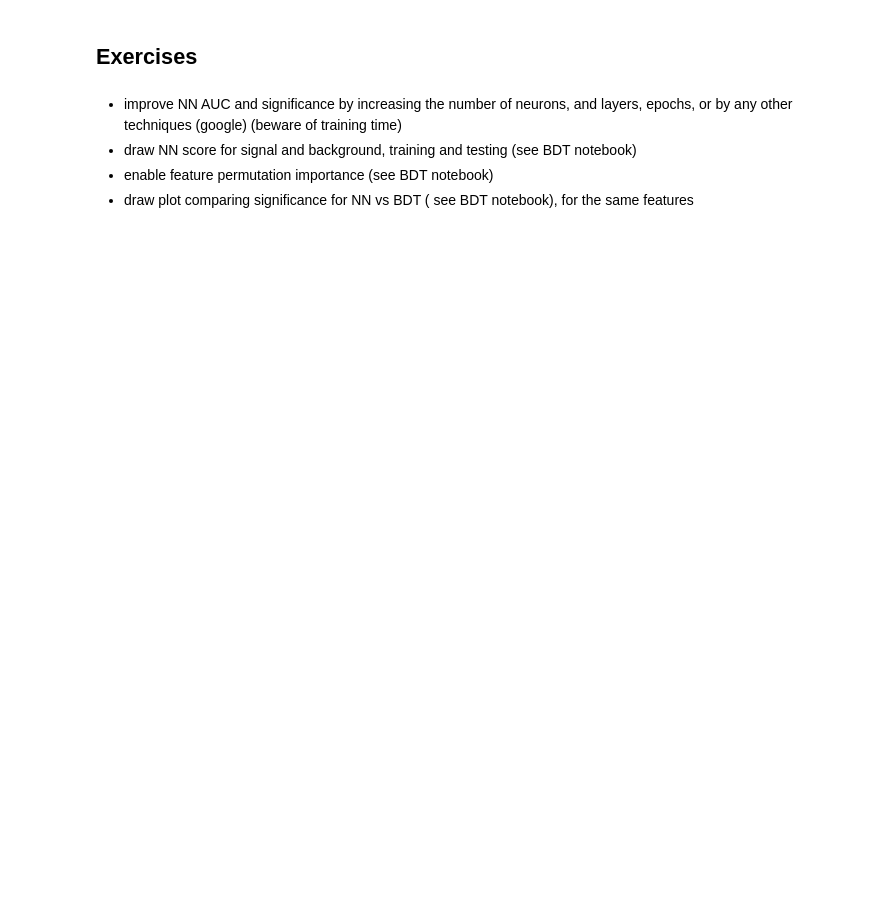
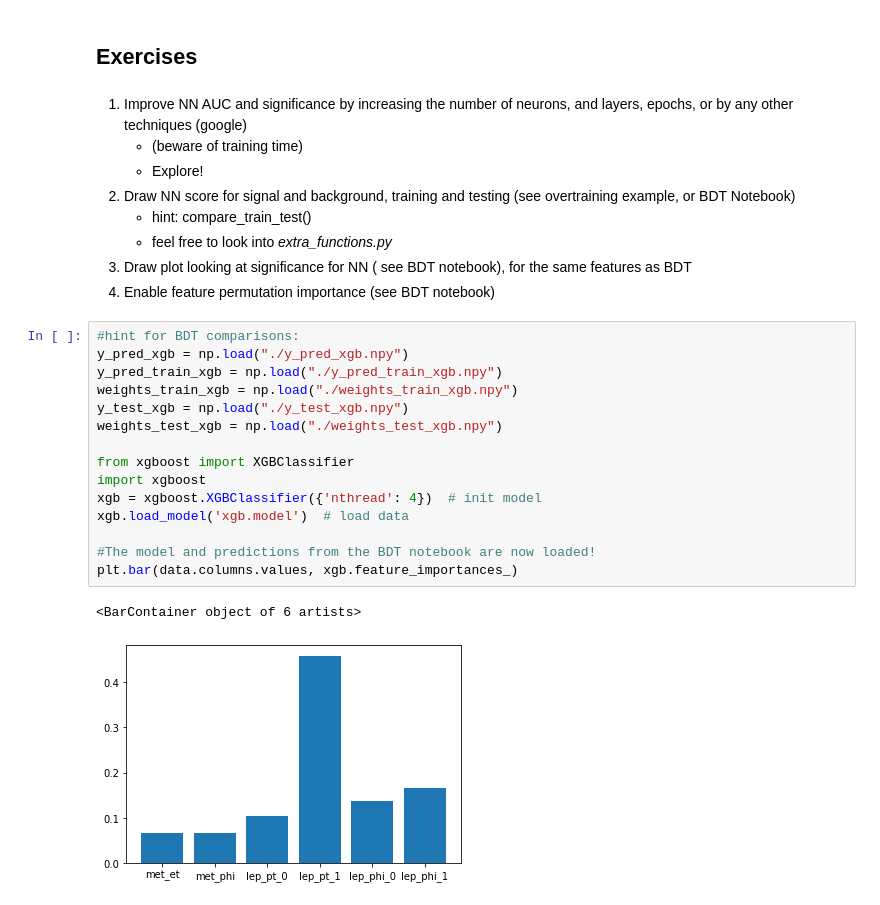
Before and after one commit to usatlas-ml-training/Intro-BDT-NN, a Jupyter notebook: HEPML_HandsOn_NN.ipynb, the cells around one changed output. Saved outputs shown, nothing was run; the diff lists cells and outputs as text; blank space fills up the shorter version.

```diff
--- a/HEPML_HandsOn_NN.ipynb
+++ b/HEPML_HandsOn_NN.ipynb
@@ -387,7 +399,29 @@ _ = plt.legend(fontsize=15)
 # %% [markdown]
 ## Exercises
 # %% [markdown]
-*   improve NN AUC and significance by increasing the number of neurons, and layers, epochs, or by any other techniques (google) (beware of training time)
-*   draw NN score for signal and background, training and testing (see BDT notebook)
-*   enable feature permutation importance (see BDT notebook)
-*   draw plot comparing significance for NN vs BDT ( see BDT notebook), for the same features
+1.   Improve NN AUC and significance by increasing the number of neurons, and layers, epochs, or by any other techniques (google)
+        - (beware of training time)
+        - Explore!
+2.   Draw NN score for signal and background, training and testing (see overtraining example, or BDT Notebook)
+        - hint: compare_train_test()
+        - feel free to look into *extra_functions.py*
+3.   Draw plot looking at significance for NN ( see BDT notebook), for the same features as BDT
+4.   Enable feature permutation importance (see BDT notebook)
+# %%
+#hint for BDT comparisons:
+y_pred_xgb = np.load("./y_pred_xgb.npy")
+y_pred_train_xgb = np.load("./y_pred_train_xgb.npy")
+weights_train_xgb = np.load("./weights_train_xgb.npy")
+y_test_xgb = np.load("./y_test_xgb.npy")
+weights_test_xgb = np.load("./weights_test_xgb.npy")
+
+from xgboost import XGBClassifier
+import xgboost
+xgb = xgboost.XGBClassifier({'nthread': 4})  # init model
+xgb.load_model('xgb.model')  # load data
+
+#The model and predictions from the BDT notebook are now loaded!
+plt.bar(data.columns.values, xgb.feature_importances_)
+# %% [output]
+<BarContainer object of 6 artists>
+[figure, added]
```
Also changed, not shown: parts of 14 cells of this notebook, 1 other file.
